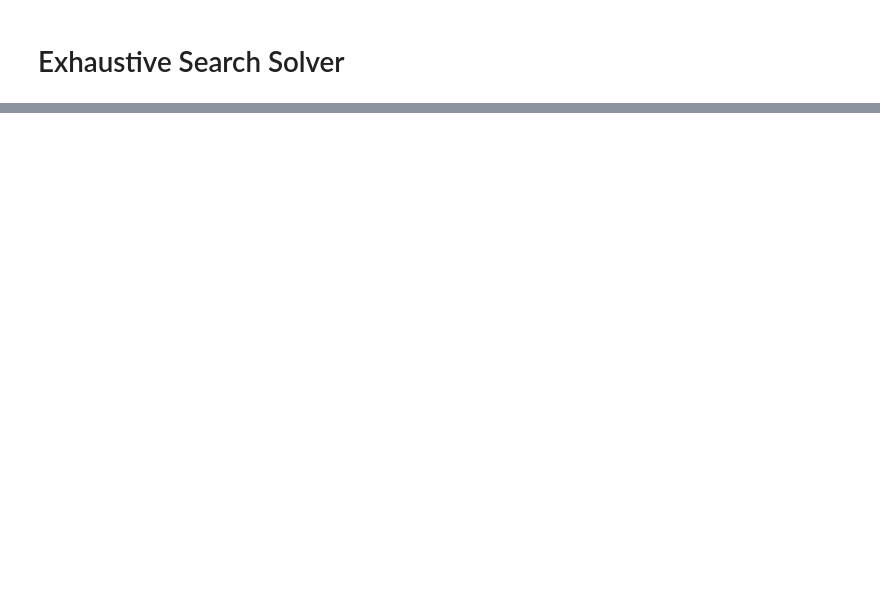
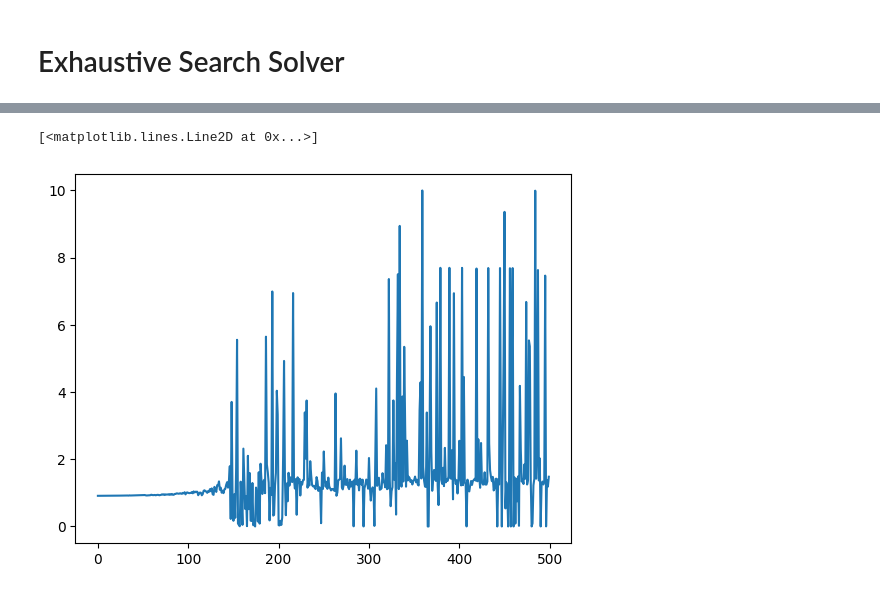
Before and after one commit to RostyslavUA/hyp-sched, a Jupyter notebook: playground.ipynb, the cells around one changed output, grey strips where cells are left out. Cells and saved outputs as stored; diff of their text form; code cells hidden in the pictures; blank space fills up the shorter version.

Commit message:
hypergraph generation

```diff
--- a/playground.ipynb
+++ b/playground.ipynb
@@ -128,0 +112,26 @@ Maximum throughput: 2.19086662160465
+# %%
+import torch
+def hypergraph_generation(V_H, I, hyperedges):
+    hypergraph = {}
+
+    hypergraph["n"] = V_H
+    hypergraph["E"] = {}
+
+    for e_idx, hyperedge in enumerate(hyperedges):
+        hypergraph["E"][e_idx] = hyperedge
+
+
+    hypergraph["I"] = I
+
+    # incident matrix H
+    H = np.zeros((V_H, len(hyperedges)))
+    for e_idx, hyperedge in enumerate(hyperedges):
+        for node in hyperedge:
+            H[node, e_idx] = 1
+
+    hypergraph["H"] = torch.FloatTensor(H)
+
+
+    return hypergraph
+# %%
+hyp = hypergraph_generation(V_H, I, hyperedges)
@@ -128,0 +171,6 @@ Maximum throughput: 2.19086662160465
+# %%
+import model
+HyperGCN = model.initialise(hyp)
+# %%
+epochs = 500
+HyperGCN = model.train(HyperGCN, hyp, epochs)
@@ -128,0 +384,5 @@ Maximum throughput: 2.19086662160465
+# %%
+plt.plot(torch.stack(HyperGCN['utility']).detach().numpy())
+# %% [output]
+[<matplotlib.lines.Line2D at 0x...>]
+[figure, added]
```
Also changed, not shown: parts of 16 cells of this notebook, 5 other files.
